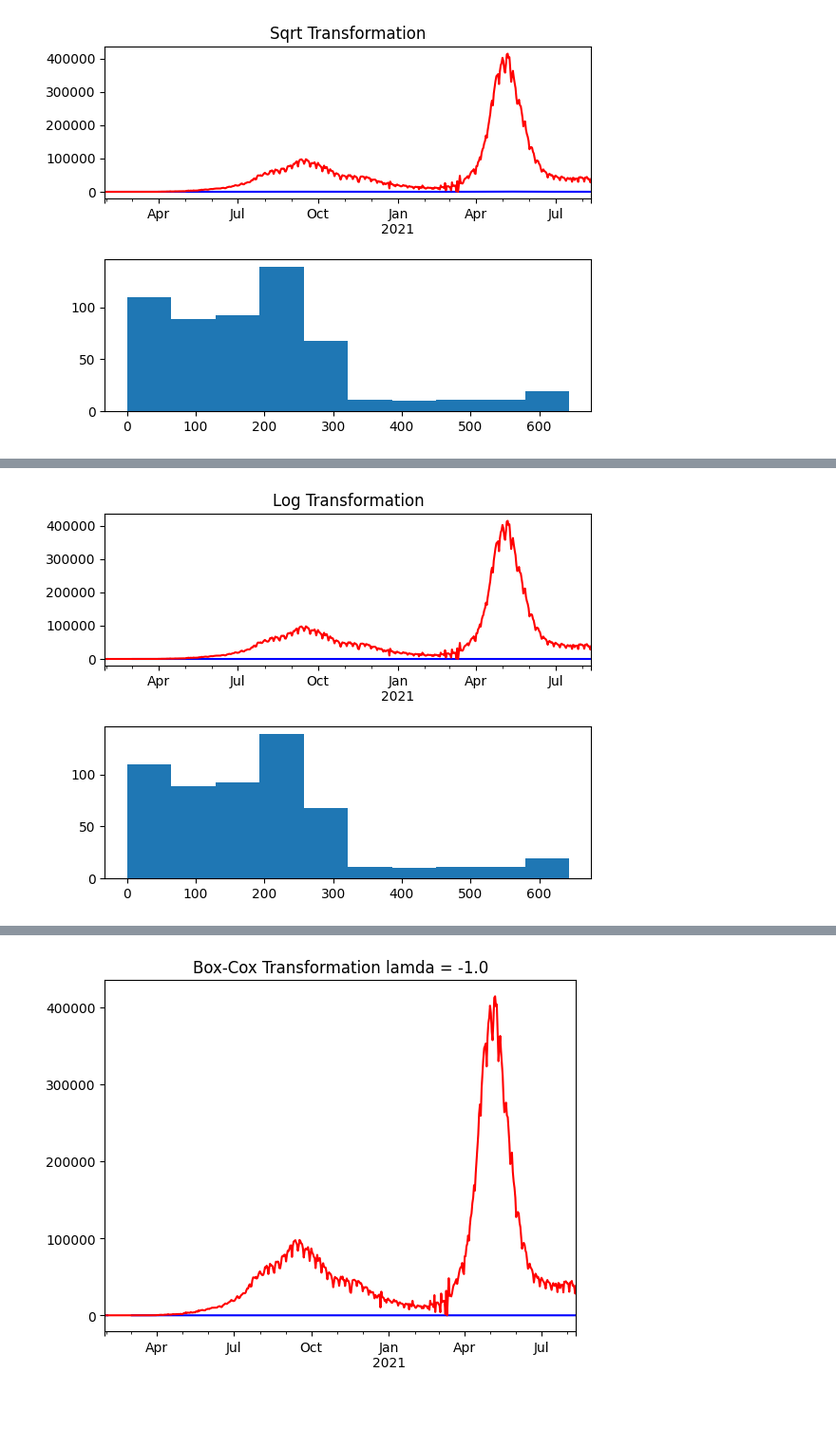
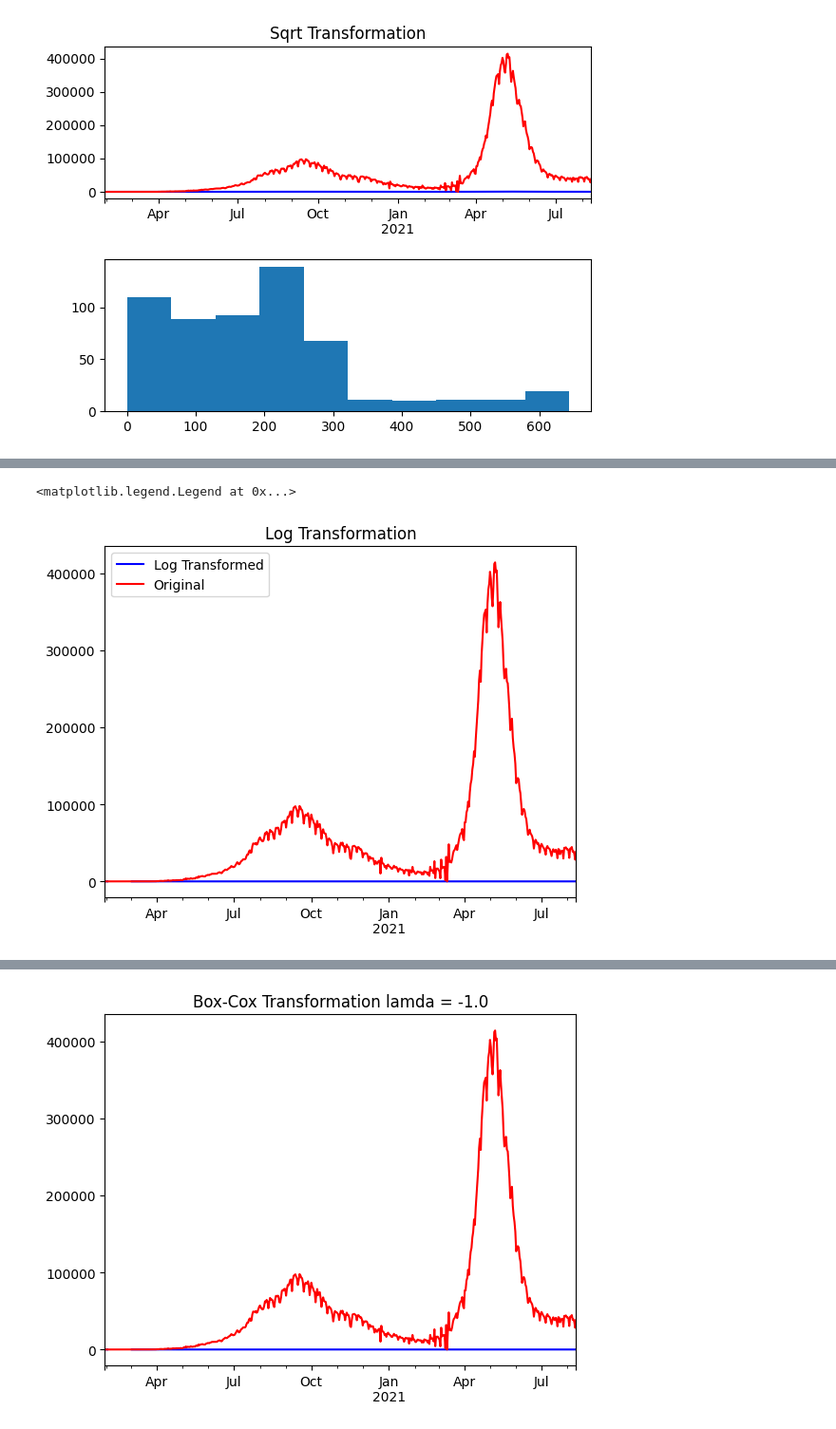
Before and after one commit to dharaneishvc/Time-Series-Covid-19-India, a Jupyter notebook: Covid19-India-Analysis.ipynb, the cells around one changed output, grey strips where cells are left out. Shown at 95% size. Saved outputs shown, nothing was run; the diff lists cells and outputs as text; code cells hidden in the pictures.

```diff
--- a/Covid19-India-Analysis.ipynb
+++ b/Covid19-India-Analysis.ipynb
@@ -646,11 +665,14 @@ plt.show()
 # %%
-plt.subplot(211)
-np.log(tsd['Confirmed']).plot(color='Blue')
-tsd['Confirmed'].plot(color='Red')
+#plt.subplot(211)
+np.log(tsd['Confirmed']).plot(color='Blue', label="Log Transformed")
+tsd['Confirmed'].plot(color='Red', label="Original")
 plt.title("Log Transformation")
-plt.subplot(212)
-plt.hist(np.sqrt(tsd['Confirmed']))
-plt.subplots_adjust(left=0.1, bottom=0.1, right=0.9, top=0.9,wspace=0.4,hspace=0.4)
-plt.show()
+#plt.subplot(212)
+#plt.hist(np.log(tsd['Confirmed']))
+#plt.subplots_adjust(left=0.1, bottom=0.1, right=0.9, top=0.9,wspace=0.4,hspace=0.4)
+# LOG TRANSFORM OF 0 GIVES -INF SO HISTOGRAM AIN'T POSSIBLE
+# So ADF test is also not possible
+plt.legend()
 # %% [output]
+<matplotlib.legend.Legend at 0x...>
-[figure, old version]
+[figure, new version]
```
Also changed, not shown: parts of 9 cells of this notebook.
